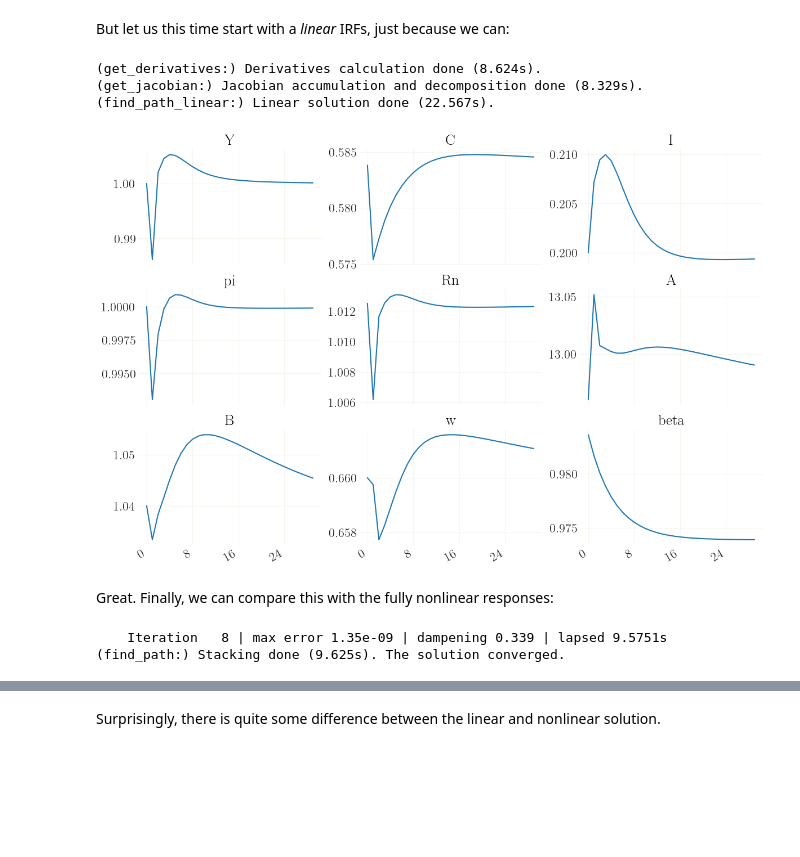
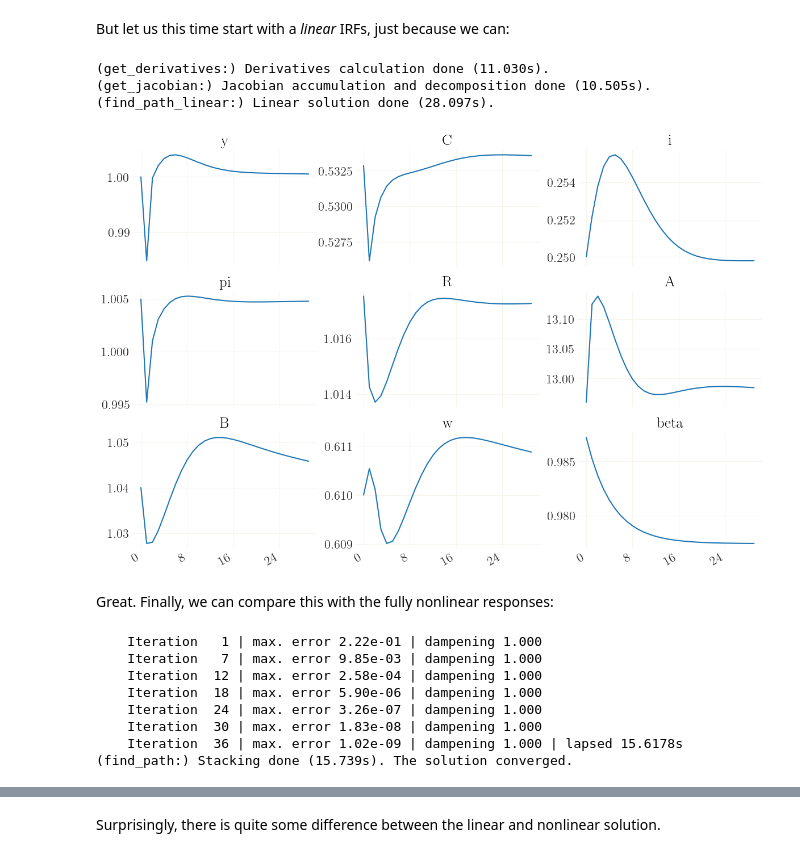
Before and after one commit to gboehl/econpizza, a Jupyter notebook: docs/tutorial.ipynb, the cells around one changed output, grey strips where cells are left out. Drawn from its saved outputs; the diff is of its cells as text; code cells hidden in the pictures; blank space fills up the shorter version.

```diff
--- a/docs/tutorial.ipynb
+++ b/docs/tutorial.ipynb
@@ -60,3 +58,5 @@ from econpizza import example_hank
+# %%
+example_hank = ep.examples.hank
 # %% [markdown]
 `example_hank` is nothing else than the path to the yaml file we discussed before:
 # %%
@@ -285,7 +289,7 @@ $$
 
 The `yaml` file of the model can be found [here](https://github.com/gboehl/econpizza/blob/master/econpizza/examples/hank2.yaml). Let's quickly run this model in a similar fashion as above.
 # %%
-from econpizza import example_hank2
+example_hank2 = ep.examples.hank2
 # parse model
 hank2_dict = ep.parse(example_hank2)
 # compile the model
@@ -311,26 +313,32 @@ x0['beta'] *= 1.01
 # %% [markdown]
 But let us this time start with a *linear* IRFs, just because we can:
 # %%
-xlin, flags = hank2.find_path_linear(x0=x0.values())
+xlin, flags = hank2.find_path_linear(init_state=x0.values())
 # %% [output]
-(get_derivatives:) Derivatives calculation done (8.624s).
-(get_jacobian:) Jacobian accumulation and decomposition done (8.329s).
-(find_path_linear:) Linear solution done (22.567s).
+(get_derivatives:) Derivatives calculation done (11.030s).
+(get_jacobian:) Jacobian accumulation and decomposition done (10.505s).
+(find_path_linear:) Linear solution done (28.097s).
 # %%
-variables = 'Y', 'C', 'I', 'pi', 'Rn', 'A', 'B', 'w', 'beta'
+variables = 'y', 'C', 'i', 'pi', 'R', 'A', 'B', 'w', 'beta'
 inds = [hank2['variables'].index(v) for v in variables]
 
 figs, axs = figurator(3,3, figsize=(12,8))
 _ = grplot(xlin[:30, inds], labels=variables, ax=axs)
 # %% [output]
-[figure, old version]
+[figure, new version]
 # %% [markdown]
 Great. Finally, we can compare this with the fully nonlinear responses:
 # %%
-xst, flags = hank2.find_path(x0=x0.values())
+xst, flags = hank2.find_path(init_state=x0.values())
 # %% [output]
-    Iteration   8 | max error 1.35e-09 | dampening 0.339 | lapsed 9.5751s
-(find_path:) Stacking done (9.625s). The solution converged.
+    Iteration   1 | max. error 2.22e-01 | dampening 1.000
+    Iteration   7 | max. error 9.85e-03 | dampening 1.000
+    Iteration  12 | max. error 2.58e-04 | dampening 1.000
+    Iteration  18 | max. error 5.90e-06 | dampening 1.000
+    Iteration  24 | max. error 3.26e-07 | dampening 1.000
+    Iteration  30 | max. error 1.83e-08 | dampening 1.000
+    Iteration  36 | max. error 1.02e-09 | dampening 1.000 | lapsed 15.6178s
+(find_path:) Stacking done (15.739s). The solution converged.
 # %%
 figs, axs = figurator(3,3, figsize=(12,8))
 _ = grplot((xst[:30, inds], xlin[:30, inds]), labels=variables, ax=axs, legend=('nonlinear', 'linear'))
```
Also changed, not shown: parts of 16 cells of this notebook, 2 other files.
